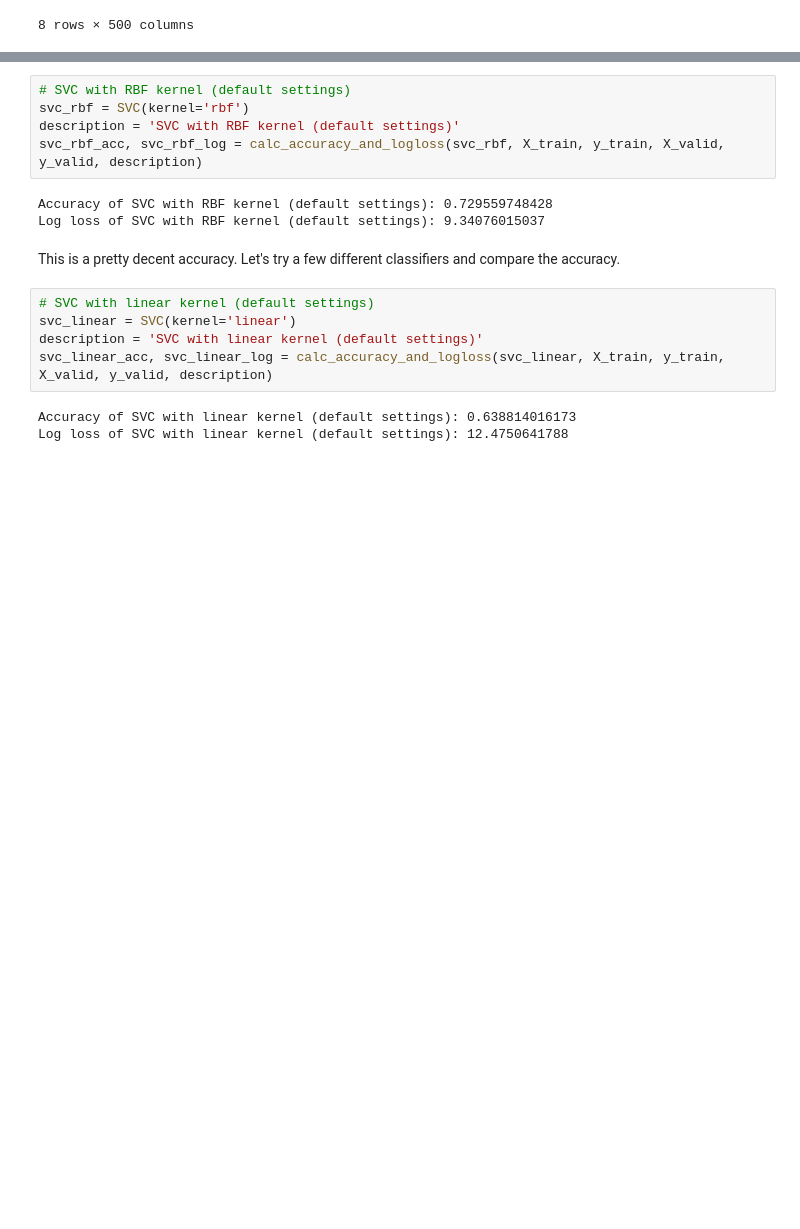
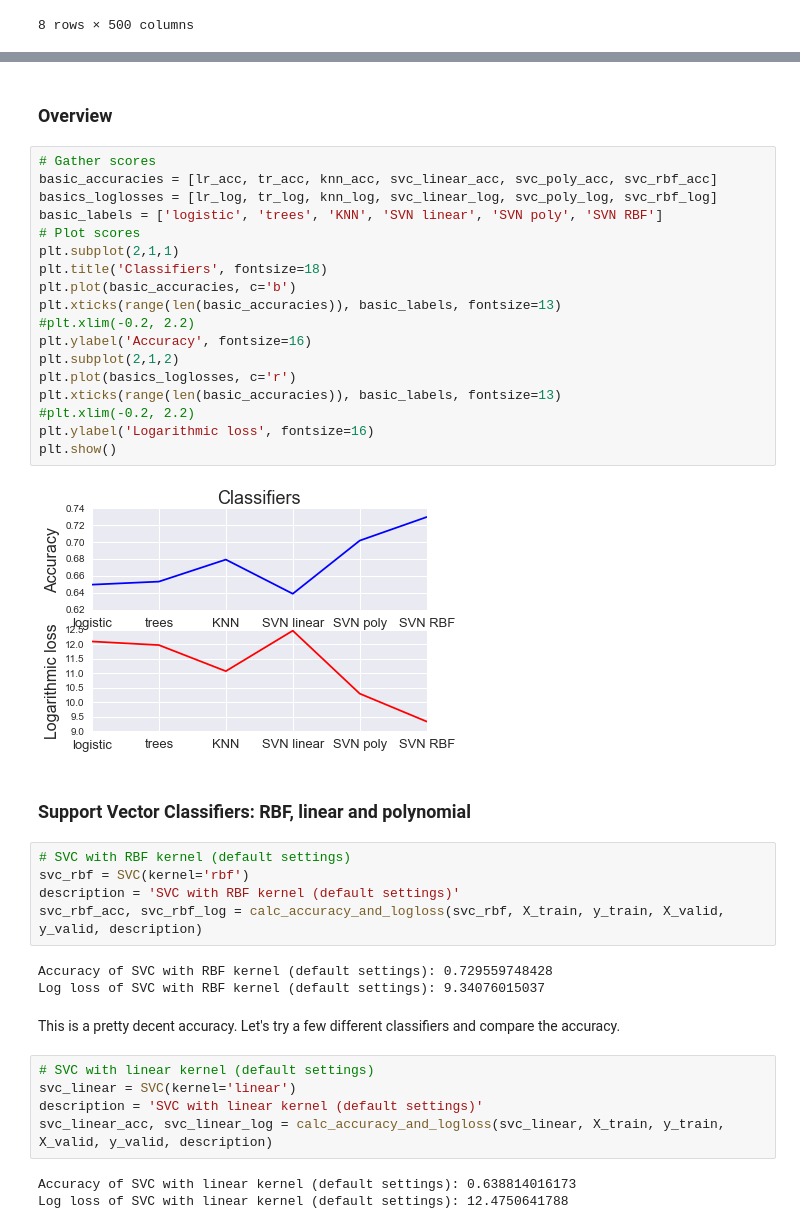
Before and after one commit to Dr-Alan-Turing/IAMachineLearning, a Jupyter notebook: 07_Assignment_3.ipynb, the cells around one changed output, grey strips where cells are left out. Cells and saved outputs as stored; diff of their text form; blank space fills up the shorter version.

```diff
--- a/07_Assignment_3.ipynb
+++ b/07_Assignment_3.ipynb
@@ -864,3 +972,27 @@ In the previous set of tests we conducted, the highest accuracy we achieved was
+# %% [markdown]
+### Overview
+# %%
+# Gather scores
+basic_accuracies = [lr_acc, tr_acc, knn_acc, svc_linear_acc, svc_poly_acc, svc_rbf_acc]
+basics_loglosses = [lr_log, tr_log, knn_log, svc_linear_log, svc_poly_log, svc_rbf_log]
+basic_labels = ['logistic', 'trees', 'KNN', 'SVN linear', 'SVN poly', 'SVN RBF']
+# Plot scores
+plt.subplot(2,1,1)
+plt.title('Classifiers', fontsize=18)
+plt.plot(basic_accuracies, c='b')
+plt.xticks(range(len(basic_accuracies)), basic_labels, fontsize=13)
+#plt.xlim(-0.2, 2.2)
+plt.ylabel('Accuracy', fontsize=16)
+plt.subplot(2,1,2)
+plt.plot(basics_loglosses, c='r')
+plt.xticks(range(len(basic_accuracies)), basic_labels, fontsize=13)
+#plt.xlim(-0.2, 2.2)
+plt.ylabel('Logarithmic loss', fontsize=16)
+plt.show()
+# %% [output]
+[figure, added]
+# %% [markdown]
+### Support Vector Classifiers: RBF, linear and polynomial
 # %%
 # SVC with RBF kernel (default settings)
 svc_rbf = SVC(kernel='rbf')
```
Also changed, not shown: parts of 36 cells of this notebook.
